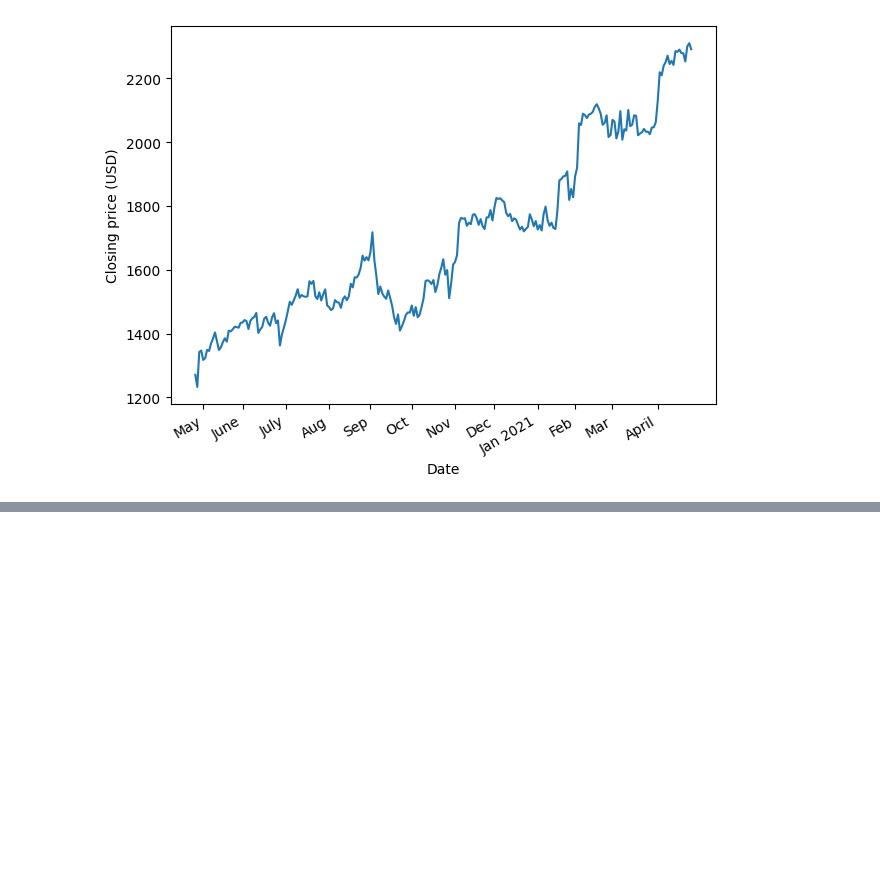
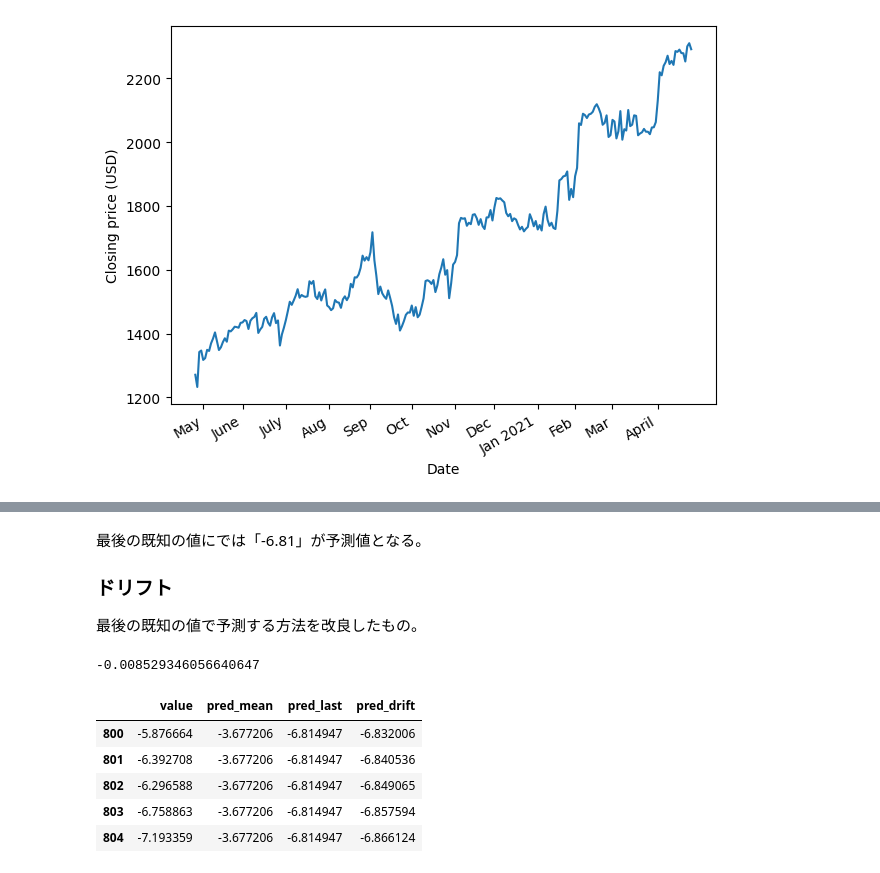
Before and after one commit to behike56/data-analitics, a Jupyter notebook: experiments/random-walk/random_walk.ipynb, the cells around one changed output, grey strips where cells are left out. Saved outputs shown, nothing was run; the diff lists cells and outputs as text; code cells hidden in the pictures; blank space fills up the shorter version.

```diff
--- a/experiments/random-walk/random_walk.ipynb
+++ b/experiments/random-walk/random_walk.ipynb
@@ -41,0 +71,9 @@ plt.savefig('figures/googl.png', dpi=300)
+# %%
+# シミュレートしたランダムウォークをDataframeに読み込む
+# 列はvalueのみ
+df = pd.DataFrame({'value': random_walk})
+
+# データの最初の80%を訓練データセットに割り当てる: 全部で1,000時間ステップ
+# あるので、80%のデータはインデックス800までの値に相当する
+train = df[:800]
+test = df[800:]
@@ -41,0 +94,9 @@ plt.savefig('figures/googl.png', dpi=300)
+# %%
+# 訓練データセットの平均値を計算
+mean = np.mean(train.value)
+
+# 次の200時間ステップの予測値として過去の平均値を割り当てる
+test.loc[:, 'pred_mean'] = mean
+
+# テストデータセットの最初の５行を表示
+test.head()
@@ -41,0 +127,31 @@ plt.savefig('figures/googl.png', dpi=300)
+# %% [markdown]
+最後の既知の値にでは「-6.81」が予測値となる。
+
+### ドリフト
+
+最後の既知の値で予測する方法を改良したもの。
+# %%
+deltaX = 800 - 1
+deltaY = last_value - 0
+
+drift = deltaY / deltaX
+print(drift)
+# %% [output]
+-0.008529346056640647
+# %%
+# 800から1000までの値を1ずつ生成
+x_vals = np.arange(801, 1001, 1)
+
+# ドリフトによる予測値を計算
+pred_drift = drift * x_vals
+
+test.loc[:, 'pred_drift'] = pred_drift
+
+test.head()
+# %% [output]
+|  | value | pred_mean | pred_last | pred_drift |
+| 800 | -5.876664 | -3.677206 | -6.814947 | -6.832006 |
+| 801 | -6.392708 | -3.677206 | -6.814947 | -6.840536 |
+| 802 | -6.296588 | -3.677206 | -6.814947 | -6.849065 |
+| 803 | -6.758863 | -3.677206 | -6.814947 | -6.857594 |
+| 804 | -7.193359 | -3.677206 | -6.814947 | -6.866124 |
```
Also changed, not shown: parts of 13 cells of this notebook, 3 other files.
